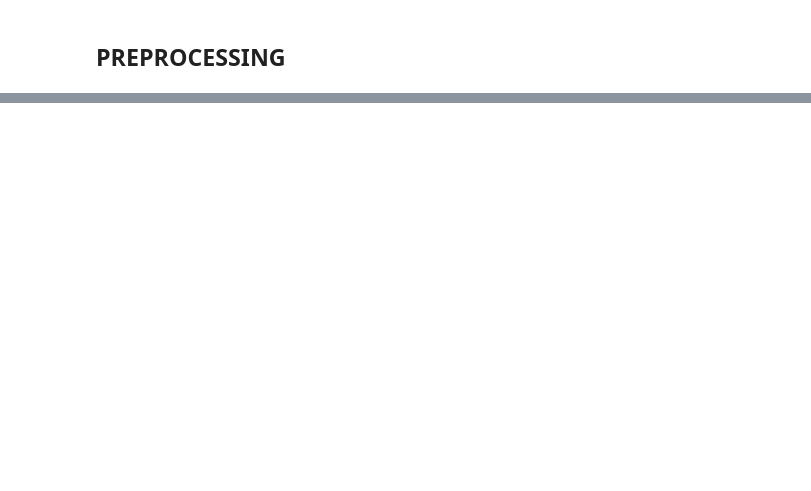
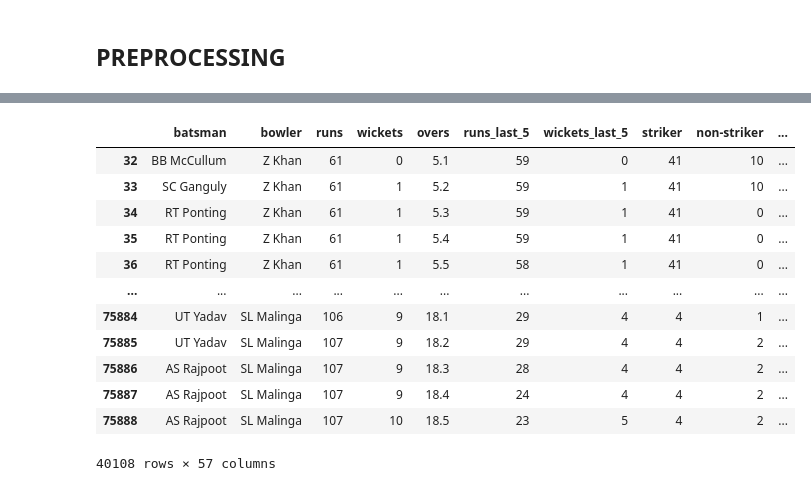
Before and after one commit to thinking-tomorrow/Data-Science-Projects, a Jupyter notebook: Untitled.ipynb, the cells around one changed output, grey strips where cells are left out. Saved outputs shown, nothing was run; the diff lists cells and outputs as text; code cells hidden in the pictures; blank space fills up the shorter version.

```diff
--- a/Untitled.ipynb
+++ b/Untitled.ipynb
@@ -252,0 +253,16 @@ df
+# %%
+df
+# %% [output]
+|  | batsman | bowler | runs | wickets | overs | runs_last_5 | wickets_last_5 | striker | non-striker | ... |
+| 32 | BB McCullum | Z Khan | 61 | 0 | 5.1 | 59 | 0 | 41 | 10 | ... |
+| 33 | SC Ganguly | Z Khan | 61 | 1 | 5.2 | 59 | 1 | 41 | 10 | ... |
+| 34 | RT Ponting | Z Khan | 61 | 1 | 5.3 | 59 | 1 | 41 | 0 | ... |
+| 35 | RT Ponting | Z Khan | 61 | 1 | 5.4 | 59 | 1 | 41 | 0 | ... |
+| 36 | RT Ponting | Z Khan | 61 | 1 | 5.5 | 58 | 1 | 41 | 0 | ... |
+| ... | ... | ... | ... | ... | ... | ... | ... | ... | ... | ... |
+| 75884 | UT Yadav | SL Malinga | 106 | 9 | 18.1 | 29 | 4 | 4 | 1 | ... |
+| 75885 | UT Yadav | SL Malinga | 107 | 9 | 18.2 | 29 | 4 | 4 | 2 | ... |
+| 75886 | AS Rajpoot | SL Malinga | 107 | 9 | 18.3 | 28 | 4 | 4 | 2 | ... |
+| 75887 | AS Rajpoot | SL Malinga | 107 | 9 | 18.4 | 24 | 4 | 4 | 2 | ... |
+| 75888 | AS Rajpoot | SL Malinga | 107 | 10 | 18.5 | 23 | 5 | 4 | 2 | ... |
+40108 rows × 57 columns
```
Also changed, not shown: parts of 15 cells of this notebook.
